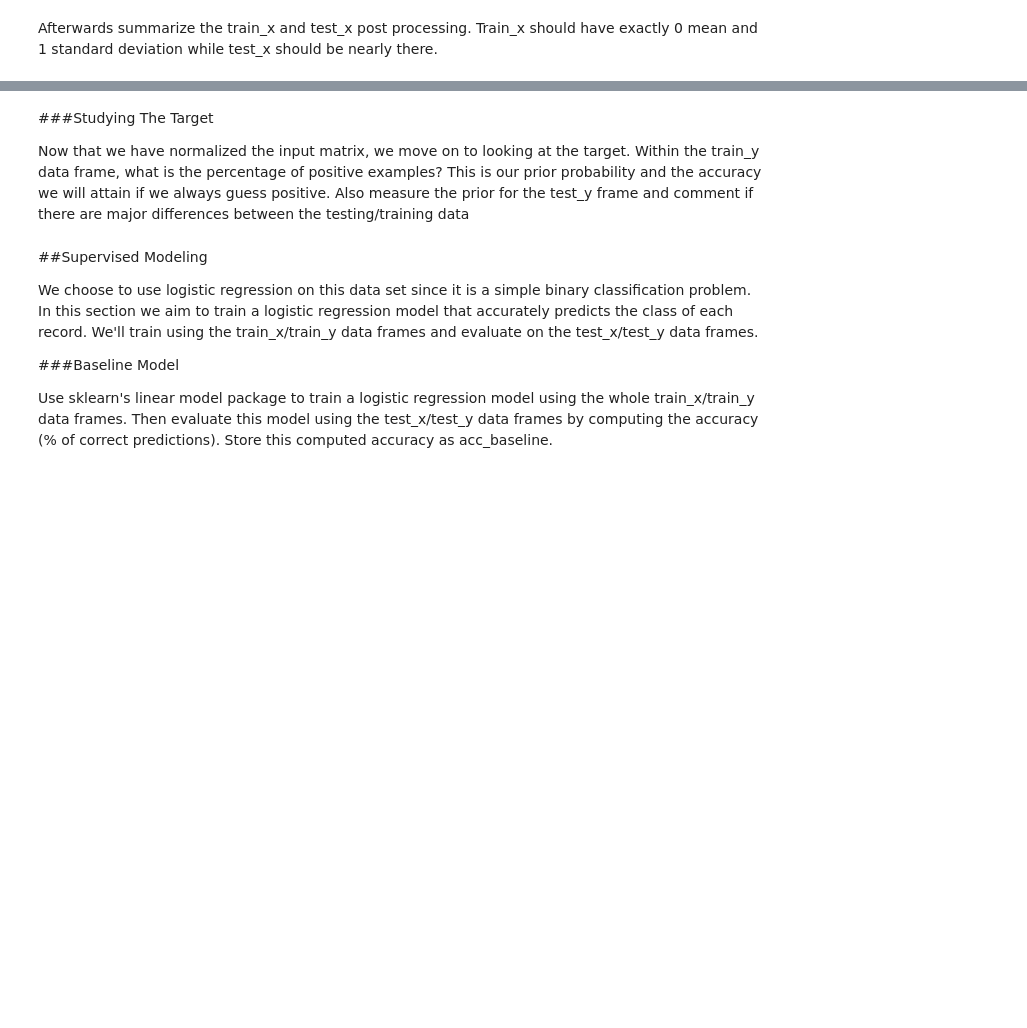
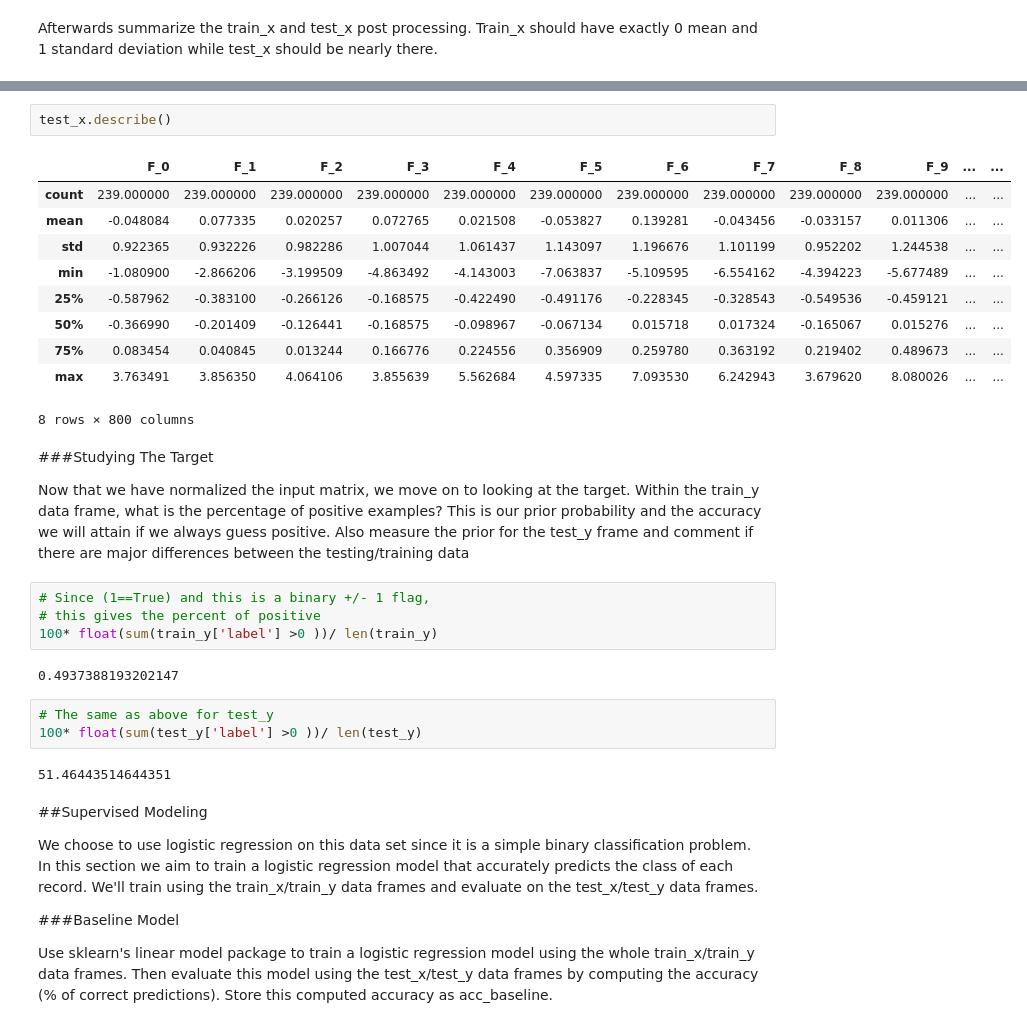
Before and after one commit to a6quinte/DSE200-notebooks, a Jupyter notebook: lecture_3_pandas_models_pylab/04_DCT_Exercises.ipynb, the cells around one changed output, grey strips where cells are left out. Cells and saved outputs as stored; diff of their text form; blank space fills up the shorter version.

```diff
--- a/lecture_3_pandas_models_pylab/04_DCT_Exercises.ipynb
+++ b/lecture_3_pandas_models_pylab/04_DCT_Exercises.ipynb
@@ -35,7 +87,31 @@ Afterwards summarize the train_x and test_x post processing.  Train_x should hav
+# %%
+test_x.describe()
+# %% [output]
+|  | F_0 | F_1 | F_2 | F_3 | F_4 | F_5 | F_6 | F_7 | F_8 | F_9 | ... | ... |
+| count | 239.000000 | 239.000000 | 239.000000 | 239.000000 | 239.000000 | 239.000000 | 239.000000 | 239.000000 | 239.000000 | 239.000000 | ... | ... |
+| mean | -0.048084 | 0.077335 | 0.020257 | 0.072765 | 0.021508 | -0.053827 | 0.139281 | -0.043456 | -0.033157 | 0.011306 | ... | ... |
+| std | 0.922365 | 0.932226 | 0.982286 | 1.007044 | 1.061437 | 1.143097 | 1.196676 | 1.101199 | 0.952202 | 1.244538 | ... | ... |
+| min | -1.080900 | -2.866206 | -3.199509 | -4.863492 | -4.143003 | -7.063837 | -5.109595 | -6.554162 | -4.394223 | -5.677489 | ... | ... |
+| 25% | -0.587962 | -0.383100 | -0.266126 | -0.168575 | -0.422490 | -0.491176 | -0.228345 | -0.328543 | -0.549536 | -0.459121 | ... | ... |
+| 50% | -0.366990 | -0.201409 | -0.126441 | -0.168575 | -0.098967 | -0.067134 | 0.015718 | 0.017324 | -0.165067 | 0.015276 | ... | ... |
+| 75% | 0.083454 | 0.040845 | 0.013244 | 0.166776 | 0.224556 | 0.356909 | 0.259780 | 0.363192 | 0.219402 | 0.489673 | ... | ... |
+| max | 3.763491 | 3.856350 | 4.064106 | 3.855639 | 5.562684 | 4.597335 | 7.093530 | 6.242943 | 3.679620 | 8.080026 | ... | ... |
+8 rows × 800 columns
 # %% [markdown]
 ###Studying The Target
 
 Now that we have normalized the input matrix, we move on to looking at the target.  Within the train_y data frame, what is the percentage of positive examples?  This is our prior probability and the accuracy we will attain if we always guess positive.  Also measure the prior for the test_y frame and comment if there are major differences between the testing/training data
+# %%
+# Since (1==True) and this is a binary +/- 1 flag,
+# this gives the percent of positive
+100* float(sum(train_y['label'] >0 ))/ len(train_y)
+# %% [output]
+0.4937388193202147
+# %%
+# The same as above for test_y
+100* float(sum(test_y['label'] >0 ))/ len(test_y)
+# %% [output]
+51.46443514644351
 # %% [markdown]
 ##Supervised Modeling
 
```
Also changed, not shown: parts of 6 cells of this notebook.
